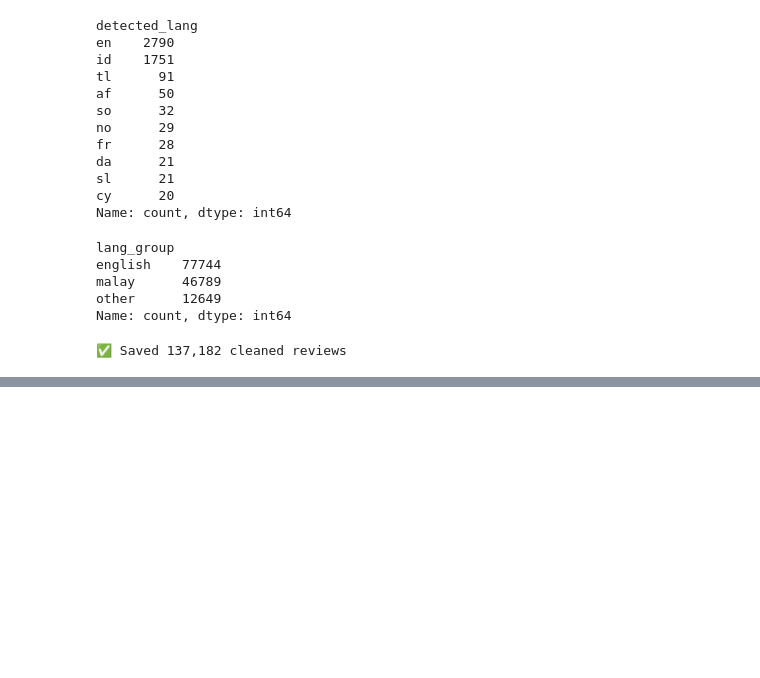
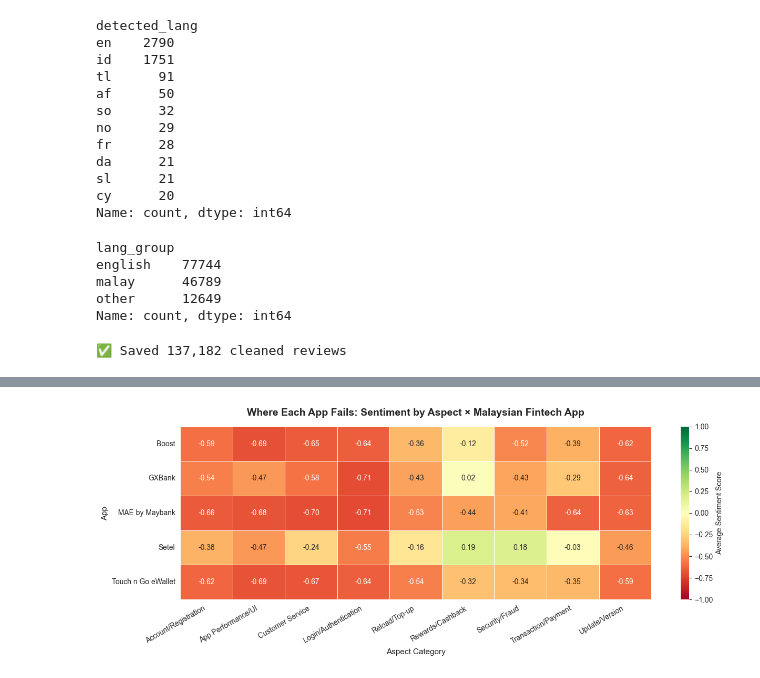
Before and after one commit to danieljasme-analyst/malaysian-fintech-sentiment-analysis, a Jupyter notebook: 01_data_exploration.ipynb, the cells around one changed output, grey strips where cells are left out. Cells and saved outputs as stored; diff of their text form; code cells hidden in the pictures; blank space fills up the shorter version.

```diff
--- a/01_data_exploration.ipynb
+++ b/01_data_exploration.ipynb
@@ -208,0 +231,15 @@ print(f"✅ Saved {len(df):,} cleaned reviews")
+# %%
+#Reload cleaned dataset for exploration
+import pandas as pd
+import numpy as np
+import matplotlib.pyplot as plt
+import seaborn as sns
+from tqdm import tqdm
+tqdm.pandas()
+
+pd.set_option('display.max_colwidth', 200)
+sns.set_style("whitegrid")
+
+df = pd.read_csv("reviews_cleaned.csv")
+print(f"Loaded {len(df):,} reviews")
+print(df["lang_group"].value_counts())
@@ -208,0 +603,27 @@ print(f"✅ Saved {len(df):,} cleaned reviews")
+# %%
+#The heatmap: average sentiment per aspect per app
+fig, ax = plt.subplots(figsize=(13, 5))
+
+sns.heatmap(
+    sentiment_pivot,
+    annot=True,
+    fmt=".2f",
+    cmap="RdYlGn",
+    center=0,
+    vmin=-1, vmax=1,
+    cbar_kws={"label": "Average Sentiment Score"},
+    linewidths=0.5,
+    ax=ax
+)
+ax.set_title(
+    "Where Each App Fails: Sentiment by Aspect × Malaysian Fintech App",
+    fontsize=14, fontweight="bold", pad=15
+)
+ax.set_xlabel("Aspect Category", fontsize=11)
+ax.set_ylabel("App", fontsize=11)
+plt.xticks(rotation=30, ha="right")
+plt.tight_layout()
+plt.savefig("phase5_aspect_heatmap.png", dpi=150, bbox_inches="tight")
+plt.show()
+# %% [output]
+[figure, added]
```
Also changed, not shown: parts of 37 cells of this notebook.
